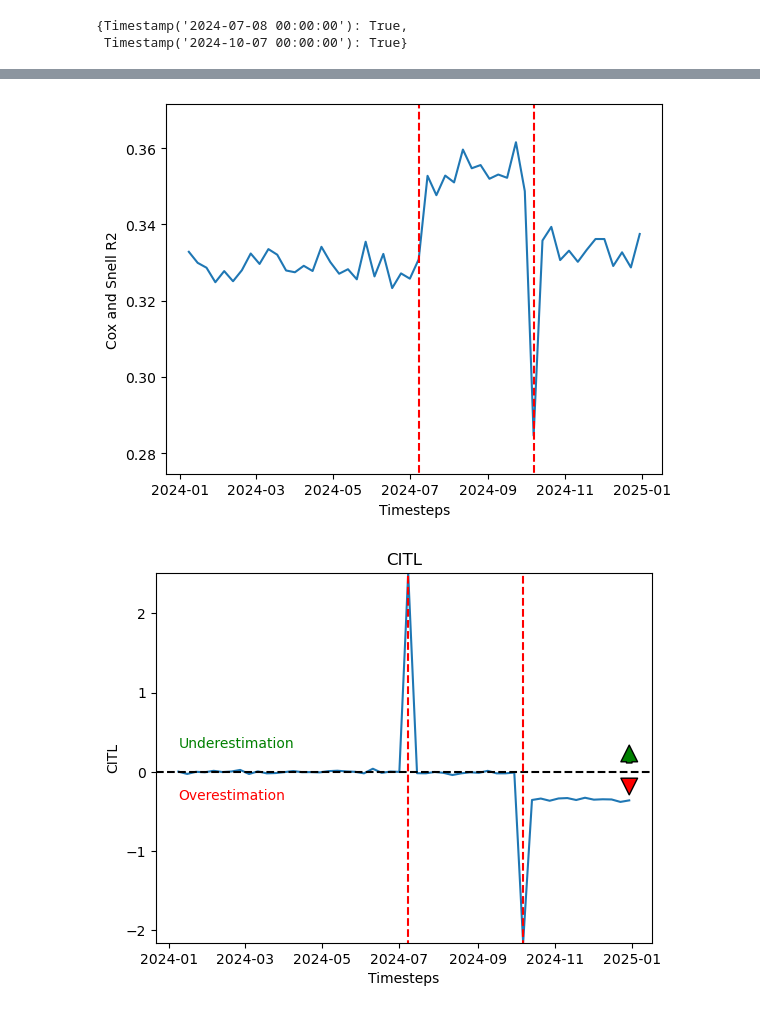
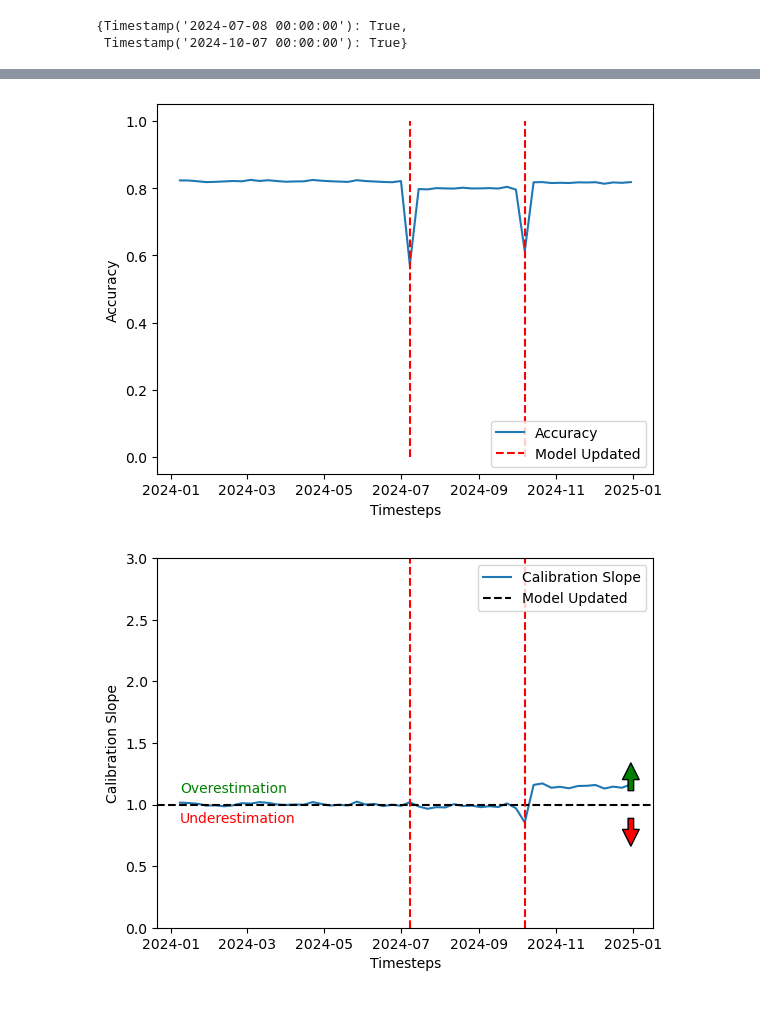
Before and after one commit to sdrelton/PREDICT, a Jupyter notebook: Examples/recalibration_example.ipynb, the cells around one changed output, grey strips where cells are left out. Drawn from its saved outputs; the diff is of its cells as text; code cells hidden in the pictures.

Commit message:
Functions added to create plots showing metrics over time

```diff
--- a/Examples/recalibration_example.ipynb
+++ b/Examples/recalibration_example.ipynb
@@ -123,28 +92,7 @@ plt.show()
-# %%
-# Plot the calibration slope values in a linegraph
-plt.plot(log['CoxSnellR2'].keys(), log['CoxSnellR2'].values())
-plt.vlines(log['Model Updated'].keys(), min(log['CoxSnellR2'].values())-0.2, max(log['CoxSnellR2'].values())+0.2, colors='r', linestyles='dashed')
-plt.ylim(min(log['CoxSnellR2'].values())-0.01, max(log['CoxSnellR2'].values())+0.01)
-plt.xlabel('Timesteps')
-plt.ylabel('Cox and Snell R2')
-plt.show()
-# %% [output]
-[figure, removed]
-# %%
-plt.figure()
-plt.plot(log['CITL'].keys(), log['CITL'].values())
-plt.axhline(y=0, color='black', linestyle='--')
-plt.annotate('', xy=(max(log['CITL'].keys()), 0.35), xytext=(max(log['CITL'].keys()), 0.1),
-            arrowprops=dict(facecolor='green', shrink=0.05))
-plt.text(min(log['CITL'].keys()), 0.3, 'Underestimation', fontsize=10, color='green')
-plt.annotate('', xy=(max(log['CITL'].keys()), -0.3), xytext=(max(log['CITL'].keys()), -0.1),
-            arrowprops=dict(facecolor='red', shrink=0.05))
-plt.text(min(log['CITL'].keys()), -0.35, 'Overestimation', fontsize=10, color='red')
-plt.vlines(log['Model Updated'].keys(), min(log['CITL'].values())-0.2, max(log['CITL'].values())+0.2, colors='r', linestyles='dashed')
-plt.ylim(min(log['CITL'].values()), max(log['CITL'].values()))
-plt.title('CITL')
-plt.xlabel('Timesteps')
-plt.ylabel('CITL')
-plt.show()
-# %% [output]
-[figure, removed]
+# %%
+AccuracyPlot(log)
+CalibrationSlopePlot(log)
+CITLPlot(log)
+# %% [output]
+[figure, added]
+[figure, added]
```
Also changed, not shown: parts of 4 cells of this notebook, 2 other files.
